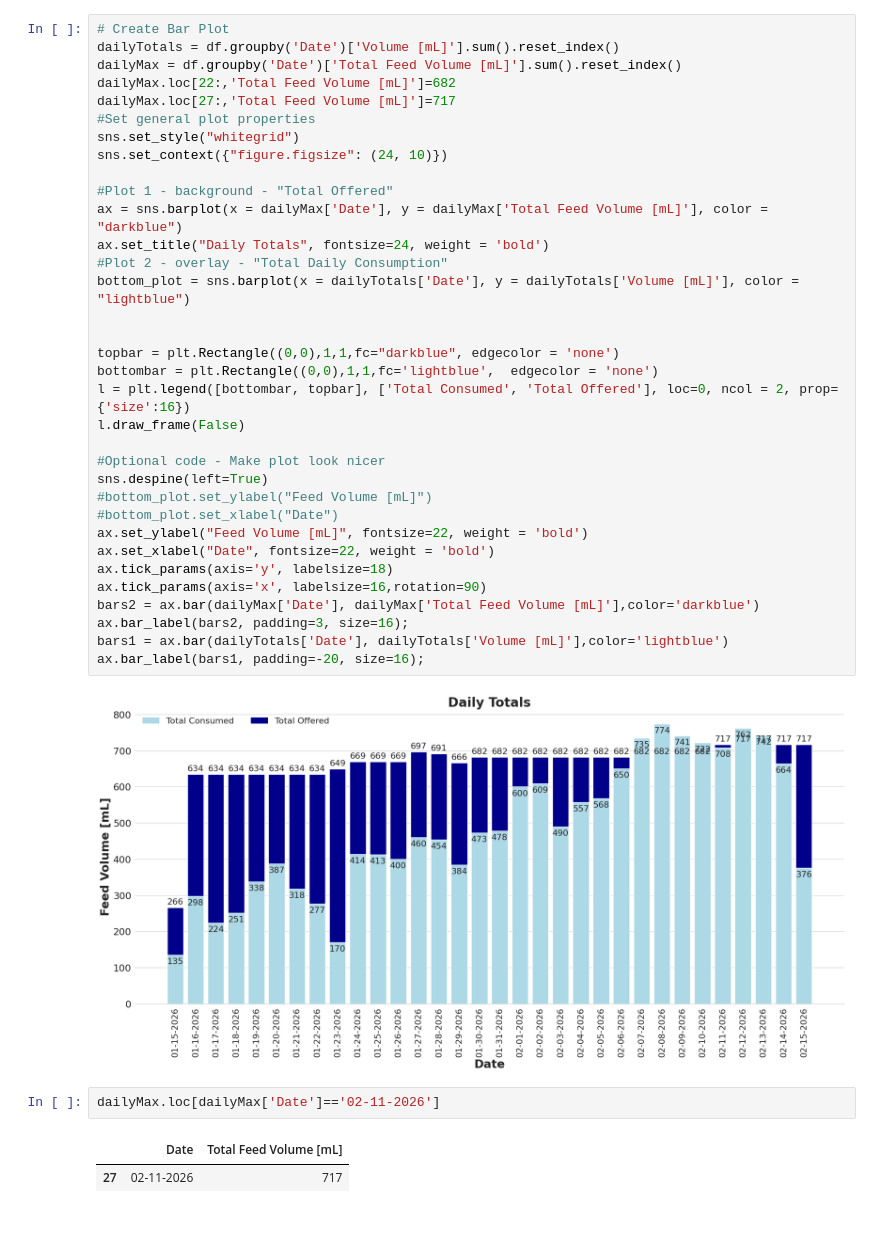
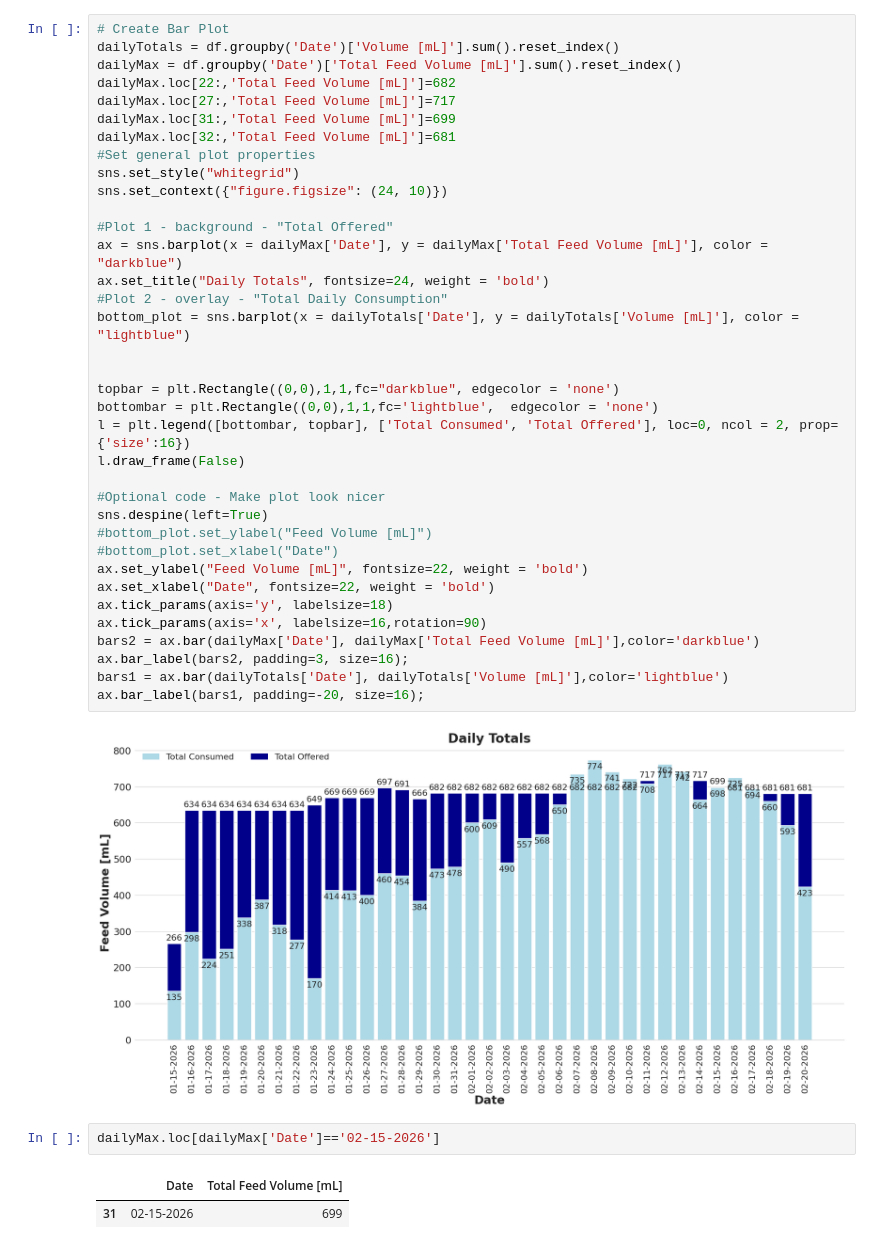
Before and after one commit to Juniper82/Theos-Feeding, a Jupyter notebook: Theo_Feeds.ipynb, the cells around one changed output. Cells and saved outputs as stored; diff of their text form.

```diff
--- a/Theo_Feeds.ipynb
+++ b/Theo_Feeds.ipynb
@@ -184,41 +195,43 @@ dailyTotals = df.groupby('Date')['Volume [mL]'].sum().reset_index()
 dailyMax = df.groupby('Date')['Total Feed Volume [mL]'].sum().reset_index()
 dailyMax.loc[22:,'Total Feed Volume [mL]']=682
 dailyMax.loc[27:,'Total Feed Volume [mL]']=717
+dailyMax.loc[31:,'Total Feed Volume [mL]']=699
+dailyMax.loc[32:,'Total Feed Volume [mL]']=681
 #Set general plot properties
 sns.set_style("whitegrid")
 sns.set_context({"figure.figsize": (24, 10)})
 
 #Plot 1 - background - "Total Offered"
 ax = sns.barplot(x = dailyMax['Date'], y = dailyMax['Total Feed Volume [mL]'], color = "darkblue")
 ax.set_title("Daily Totals", fontsize=24, weight = 'bold')
 #Plot 2 - overlay - "Total Daily Consumption"
 bottom_plot = sns.barplot(x = dailyTotals['Date'], y = dailyTotals['Volume [mL]'], color = "lightblue")
 
 
 topbar = plt.Rectangle((0,0),1,1,fc="darkblue", edgecolor = 'none')
 bottombar = plt.Rectangle((0,0),1,1,fc='lightblue',  edgecolor = 'none')
 l = plt.legend([bottombar, topbar], ['Total Consumed', 'Total Offered'], loc=0, ncol = 2, prop={'size':16})
 l.draw_frame(False)
 
 #Optional code - Make plot look nicer
 sns.despine(left=True)
 #bottom_plot.set_ylabel("Feed Volume [mL]")
 #bottom_plot.set_xlabel("Date")
 ax.set_ylabel("Feed Volume [mL]", fontsize=22, weight = 'bold')
 ax.set_xlabel("Date", fontsize=22, weight = 'bold')
 ax.tick_params(axis='y', labelsize=18)
 ax.tick_params(axis='x', labelsize=16,rotation=90)
 bars2 = ax.bar(dailyMax['Date'], dailyMax['Total Feed Volume [mL]'],color='darkblue')
 ax.bar_label(bars2, padding=3, size=16);
 bars1 = ax.bar(dailyTotals['Date'], dailyTotals['Volume [mL]'],color='lightblue')
 ax.bar_label(bars1, padding=-20, size=16);
 # %% [output]
-[figure, old version]
+[figure, new version]
 # %%
-dailyMax.loc[dailyMax['Date']=='02-11-2026']
+dailyMax.loc[dailyMax['Date']=='02-15-2026']
 # %% [output]
 |  | Date | Total Feed Volume [mL] |
-| 27 | 02-11-2026 | 717 |
+| 31 | 02-15-2026 | 699 |
 # %%
 # Create Bar Plot
 # dailyTotals = df.groupby('Date')['Volume [mL]'].sum().reset_index()
```
Also changed, not shown: parts of 6 cells of this notebook, 2 other files.
